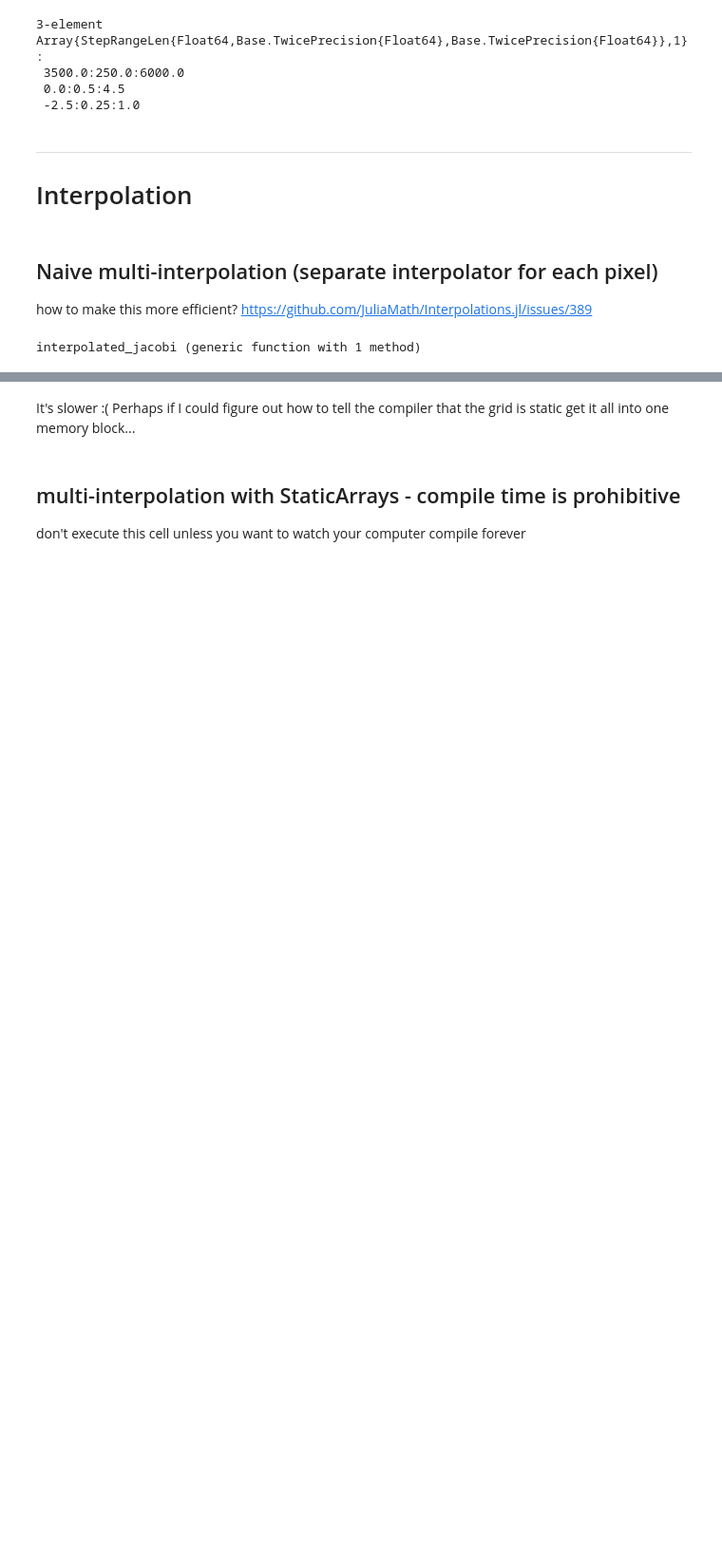
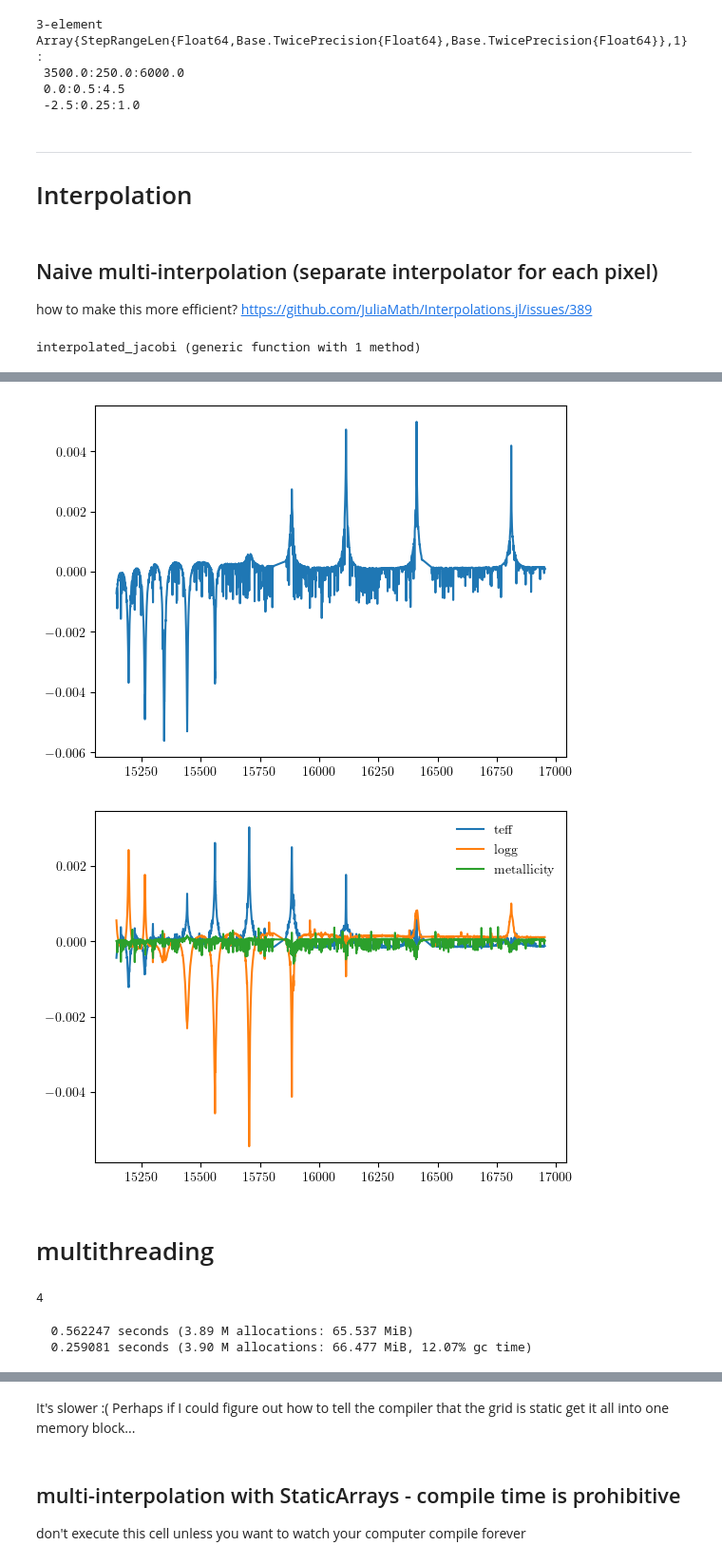
Before and after one commit to ajwheeler/mwm_analysis_playground, a Jupyter notebook: Interpolate.ipynb, the cells around one changed output, grey strips where cells are left out. Shown at 95% size. Cells and saved outputs as stored; diff of their text form; code cells hidden in the pictures; blank space fills up the shorter version.

```diff
--- a/Interpolate.ipynb
+++ b/Interpolate.ipynb
@@ -56,0 +91,42 @@ legend(lines, param_names)
+# %%
+x = reverse([-1.12, 2.225, 5571.3])
+plot(wls, rinterpolate_spectrum(x) - interpolate_spectrum(x))
+
+figure()
+lines = plot(wls, (rinterpolated_jacobi(x) - interpolated_jacobi(x)).* steps')
+legend(lines, param_names)
+;
+# %% [output]
+[figure, added]
+[figure, added]
+# %% [markdown]
+# multithreading
+# %%
+Threads.nthreads()
+# %% [output]
+4
+# %%
+rand_params() = rand(3) .* (ulimits - llimits - steps) + llimits
+function perturb_and_interp(x)
+    x += randn(3) .* steps * 0.1
+    interpolate_spectrum(x)
+end
+
+x = rand_params()
+N = 100
+@time begin
+    a = Vector{Vector{Float64}}(undef, N)
+    for i in 1:N
+        a[i] = perturb_and_interp(x)
+    end
+end
+@time begin
+    a = Vector{Vector{Float64}}(undef, N)
+    Threads.@threads for i in 1:N
+        a[i] = perturb_and_interp(x)
+    end
+end
+;
+# %% [output]
+  0.562247 seconds (3.89 M allocations: 65.537 MiB)
+  0.259081 seconds (3.90 M allocations: 66.477 MiB, 12.07% gc time)
```
Also changed, not shown: parts of 16 cells of this notebook, 1 other file.
